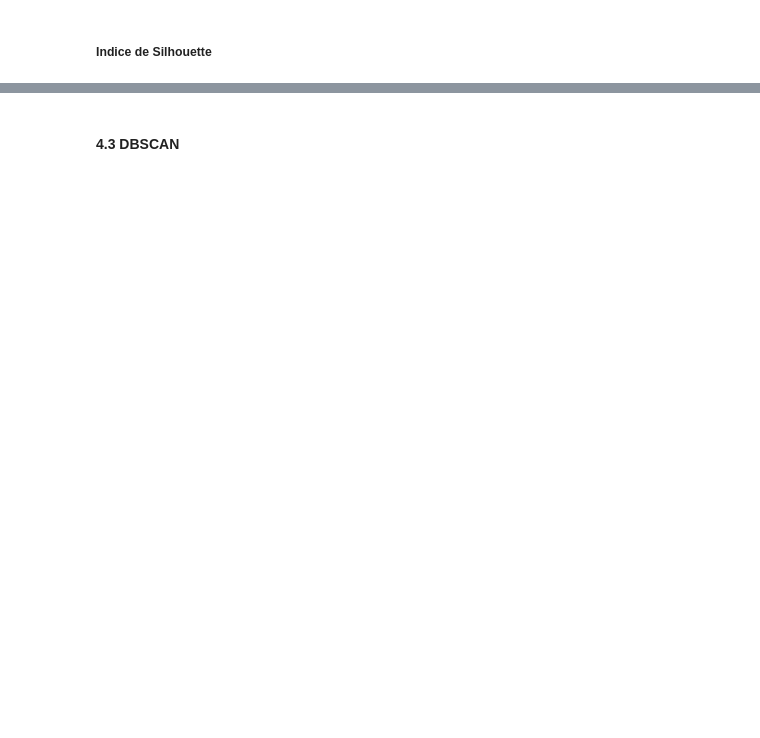
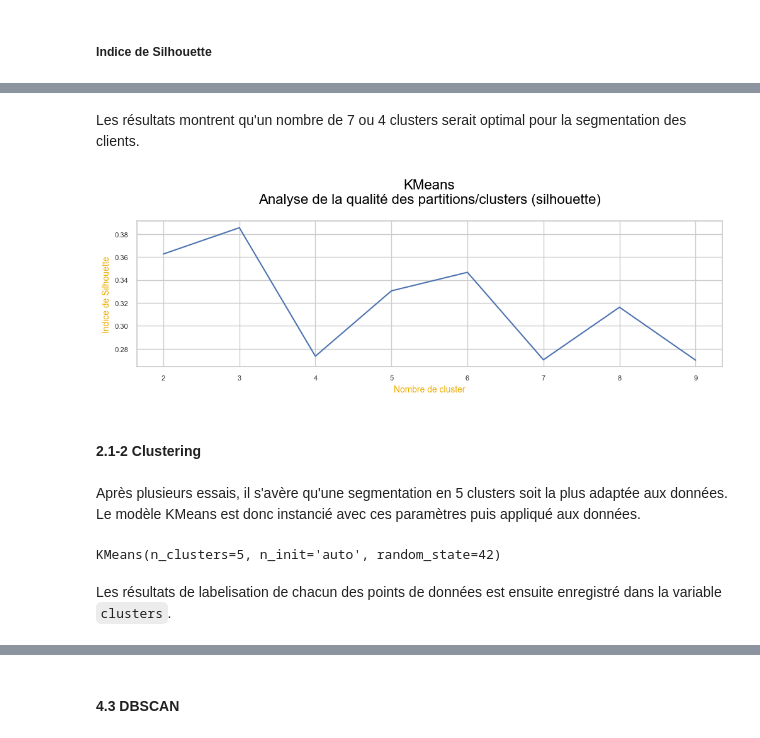
Before and after one commit to RR-DataSciences/P5_Segmentez_Des_Clients_Dun_Site_e_commerce, a Jupyter notebook: P5_Modelling.ipynb, the cells around one changed output, grey strips where cells are left out. Cells and saved outputs as stored; diff of their text form; code cells hidden in the pictures; blank space fills up the shorter version.

Commit message:
Projet terminé

```diff
--- a/P5_Modelling.ipynb
+++ b/P5_Modelling.ipynb
@@ -400,0 +214,14 @@ plt.show()
+# %%
+score_silhouette = []
+
+for n_clust in range(2,10):
+ # Clustering par K-means avec initialisation K-means++
+ km = KMeans(n_clusters=n_clust, init='k-means++', n_init='auto', random_state=42, verbose=1)
+ km.fit(X)
+ # Récupération des clusters attribués à chaque individu
+ clusters = km.labels_
+ # Application de la mesure Silhouette
+ score_silhouette.append(silhouette_score(X, km.labels_))
+ print("silhouette terminé")
+
+print(score_silhouette)
@@ -400,0 +246,24 @@ plt.show()
+# %% [markdown]
+Les résultats montrent qu'un nombre de 7 ou 4 clusters serait optimal pour la segmentation des clients.
+# %%
+#Analyse des regroupements de clusters
+plt.figure(figsize=(12,3))
+plt.plot(range(2,10), score_silhouette)
+plt.title('KMeans\nAnalyse de la qualité des partitions/clusters (silhouette)')
+plt.xlabel("Nombre de cluster")
+plt.ylabel("Indice de Silhouette")
+plt.show()
+# %% [output]
+[figure, added]
+# %% [markdown]
+#### **2.1-2   Clustering**
+# %% [markdown]
+Après plusieurs essais, il s'avère qu'une segmentation en 5 clusters soit la plus adaptée aux données. Le modèle KMeans est donc instancié avec ces paramètres puis appliqué aux données.
+# %%
+n_clust = 5
+km = KMeans(n_clusters=n_clust, n_init="auto", random_state=42)
+km.fit(X)
+# %% [output]
+KMeans(n_clusters=5, n_init='auto', random_state=42)
+# %% [markdown]
+Les résultats de labelisation de chacun des points de données est ensuite enregistré dans la variable `clusters`.
```
Also changed, not shown: parts of 104 cells of this notebook, 3 other files.
